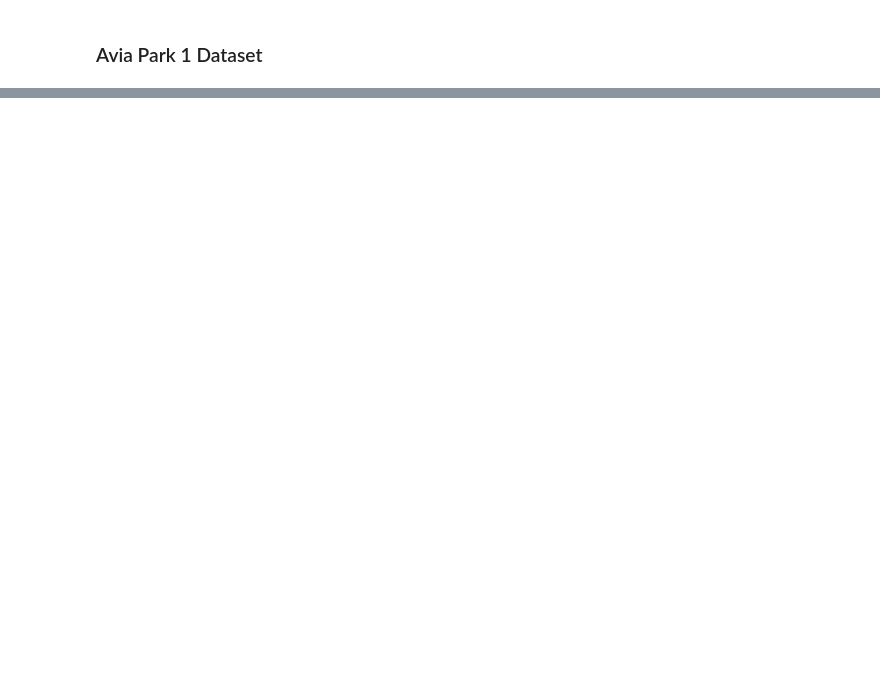
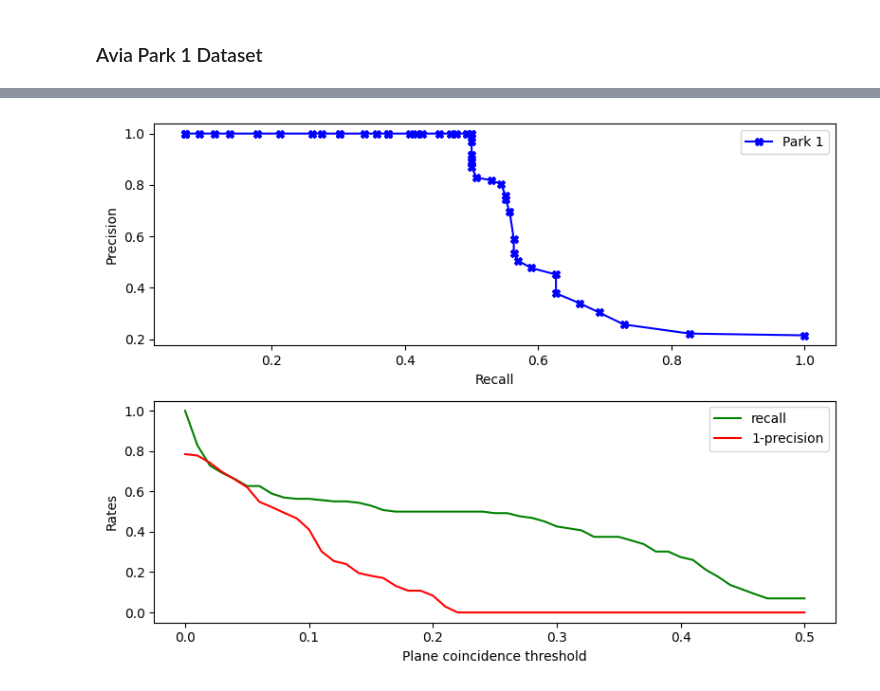
Before and after one commit to ChanWoo25/cw-eval-tools, a Jupyter notebook: eval_std/eval.ipynb, the cells around one changed output, grey strips where cells are left out. Saved outputs shown, nothing was run; the diff lists cells and outputs as text; code cells hidden in the pictures; blank space fills up the shorter version.

```diff
--- a/eval_std/eval.ipynb
+++ b/eval_std/eval.ipynb
@@ -5,15 +5,30 @@ park1_loop_fn = "results_avia_park/std_result_park1.csv"
 park2_loop_fn = "results_avia_park/std_result_park2.csv"
 park1_time_fn = "results_avia_park/std_consumption_park1.csv"
 park2_time_fn = "results_avia_park/std_consumption_park2.csv"
+park1_part_fn = "results_avia_park/std_avia_park1_loop_times.csv"
+park2_part_fn = "results_avia_park/std_avia_park2_loop_times.csv"
 # %%
 park1_loop = np.genfromtxt(park1_loop_fn, delimiter=',')
 park2_loop = np.genfromtxt(park2_loop_fn, delimiter=',')
 park1_time = np.genfromtxt(park1_time_fn, delimiter=',')
 park2_time = np.genfromtxt(park2_time_fn, delimiter=',')
+park1_part = np.genfromtxt(park1_part_fn, delimiter=',')
+park2_part = np.genfromtxt(park2_part_fn, delimiter=',')
 print("park1_loop.shape: ", park1_loop.shape)
 print("park2_loop.shape: ", park2_loop.shape)
 print("park1_time.shape: ", park1_time.shape)
 print("park2_time.shape: ", park2_time.shape)
+print("park1_part.shape: ", park1_part.shape)
+print("park2_part.shape: ", park2_part.shape)
+
+def is_in_part(t_sec, part_data):
+    flag = False
+    eps = 0.01
+    for i in range(part_data.shape[0]):
+        if     t_sec >= (part_data[i,0] - eps) \
+           and t_sec <= (part_data[i,1] + eps):
+            flag = True
+    return flag
 # %% [output]
 park1_loop.shape:  (598, 8)
 park2_loop.shape:  (539, 8)
@@ -93,0 +230,54 @@ Fail to detect loop, Score(0.0188 vs Min(0.0662)
+# %%
+
+thres_arr = np.linspace(0.5, 0.0, 51).tolist()
+# print(thres_arr)
+
+loop_data = park1_loop
+time_data = park1_time
+# part_data = park1_part
+part_data = np.array([[1577839133.0994,1577839140.0993],
+                      [1577839331.1998,1577839346.0998],
+                      [1577839519.0996,1577839523.0996],
+                      [1577839536.0999,1577839549.1996]])
+
+xs = []
+precisions = []
+recalls = []
+
+for i in range(len(thres_arr)):
+    precision, recall, etc = compute_precision_recall_etc(loop_data, part_data, thres_arr[i])
+    xs.append(thres_arr[i])
+    precisions.append(precision)
+    recalls.append(recall)
+
+
+xs = np.array(xs, dtype=float)
+precisions = np.array(precisions, dtype=float)
+recalls = np.array(recalls, dtype=float)
+
+import matplotlib.pyplot as plt
+
+fig, axes = plt.subplots(2, 1, figsize=(8, 6))
+
+# Plot data on the first subplot (top)
+axes[0].plot(recalls, precisions, label='Park 1', color='b', marker='X')
+# axes[0].set_title('Line Graph 1')
+axes[0].set_xlabel('Recall')
+axes[0].set_ylabel('Precision')
+axes[0].legend()
+
+# Plot data on the second subplot (bottom)
+axes[1].plot(xs, recalls,      label='recall', color='g')
+axes[1].plot(xs, 1-precisions, label='1-precision', color='r')
+# axes[1].set_title('Line Graph 2')
+axes[1].set_xlabel('Plane coincidence threshold')
+axes[1].set_ylabel('Rates')
+axes[1].legend()
+
+# Adjust the spacing between subplots
+plt.tight_layout()
+
+# Show the plot
+plt.show()
+# %% [output]
+[figure, added]
```
Also changed, not shown: parts of 7 cells of this notebook, 3 other files.
